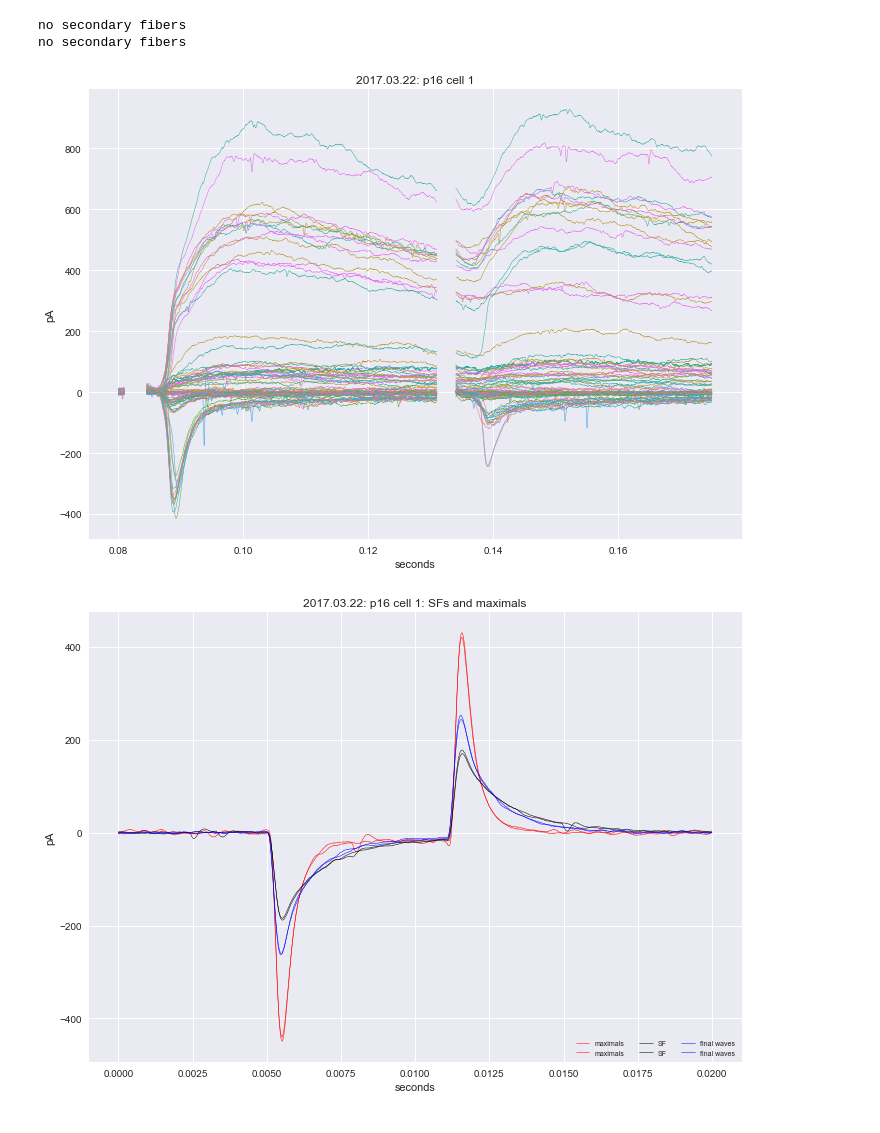
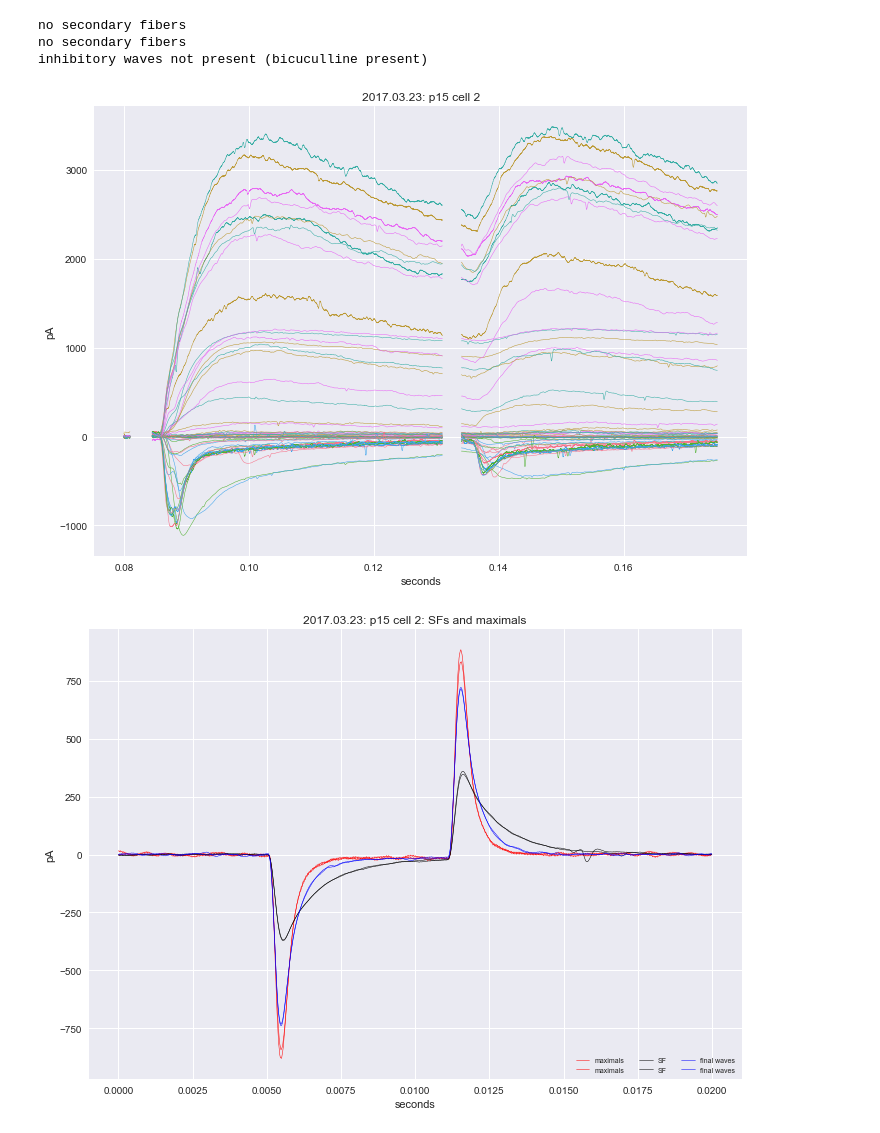
Before and after one commit to yuwie10/ephysAnalysis, a Jupyter notebook: plot_cells_template.ipynb, the cells around one changed output. Saved outputs shown, nothing was run; the diff lists cells and outputs as text; code cells hidden in the pictures.

Commit message:
today's cells

```diff
--- a/plot_cells_template.ipynb
+++ b/plot_cells_template.ipynb
@@ -63,16 +84,17 @@ def plot_full_experiment(file, excel, date, age, cell_num, smooth = False):
 # %%
 #files
-file = '/Volumes/lab_data_2/2017.03.22.csv'
-excel = '/Volumes/lab_data_2/2017.03.22_Cell1.xlsx'
+file = '/Volumes/lab_data_2/2017.03.23.csv'
+excel = '/Volumes/lab_data_2/2017.03.23_Cell2.xlsx'
 
 #cell information
-date = '2017.03.22'
-age = 'p16'
-cell_num = 1
+date = '2017.03.23'
+age = 'p15'
+cell_num = 2
 
 plot_full_experiment(file, excel, date, age, cell_num)
 # %% [output]
 no secondary fibers
 no secondary fibers
+inhibitory waves not present (bicuculline present)
-[figure, old version]
+[figure, new version]
-[figure, old version]
+[figure, new version]
```
Also changed, not shown: parts of 3 cells of this notebook, 4 other files.
